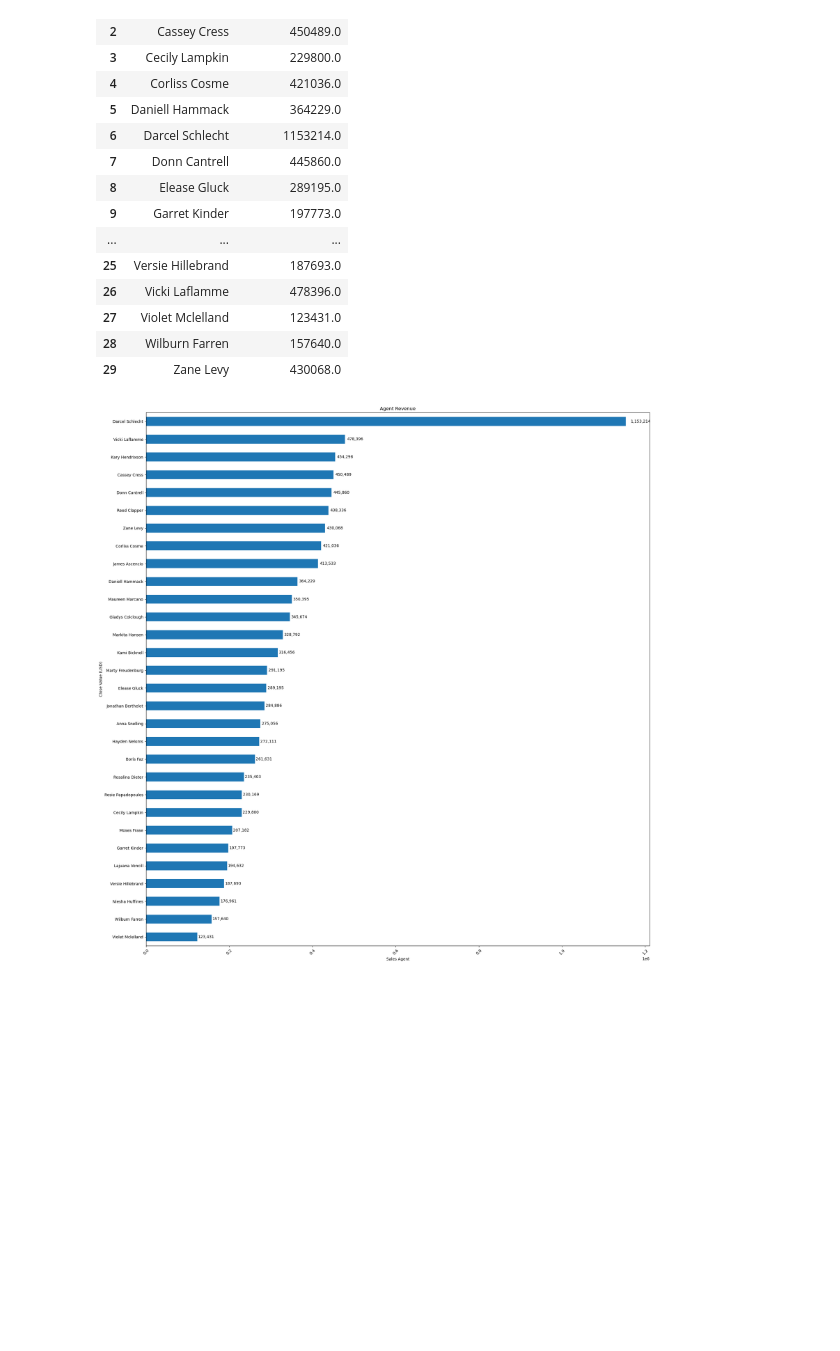
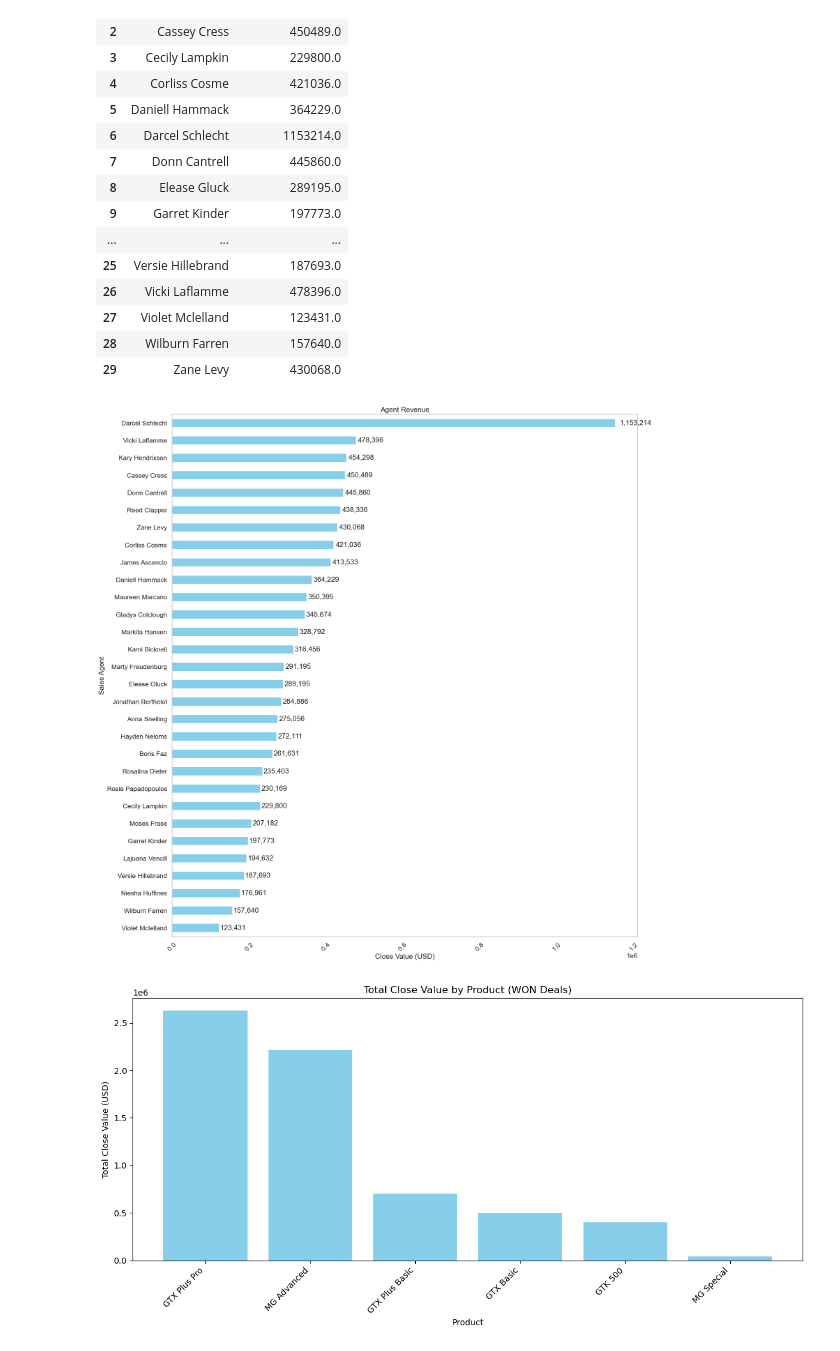
Before and after one commit to abdullah-elhelw0/CRM-Sales-Notebook, a Jupyter notebook: Analysis.ipynb, the cells around one changed output. Saved outputs shown, nothing was run; the diff lists cells and outputs as text; code cells hidden in the pictures; blank space fills up the shorter version.

```diff
--- a/Analysis.ipynb
+++ b/Analysis.ipynb
@@ -203,26 +219,49 @@ agent_revenue
 | 28 | Wilburn Farren | 157640.0 |
 | 29 | Zane Levy | 430068.0 |
 # %%
-fig, ax = plt.subplots(figsize=(20,20))
+fig, ax = plt.subplots(figsize=(20, 20))
+
 agent_revenue.sort_values("total_close_value", ascending=True).plot(
     x="sales_agent",
     y="total_close_value",
     kind="barh",
     legend=False,
+    color='skyblue',
     ax=ax
 )
 
 ax.set_title("Agent Revenue")
-ax.set_xlabel("Sales Agent")
-ax.set_ylabel("Close Value (USD)")
+ax.set_xlabel("Close Value (USD)")
+ax.set_ylabel("Sales Agent")
 ax.tick_params(axis='x', labelrotation=45)
+ax.grid(False)
 
 for bar in ax.patches:
     width = bar.get_width()
     y = bar.get_y() + bar.get_height() / 2
-    ax.text(width + width*0.01, y, f'{width:,.0f}', va='center')
+    ax.text(width + width * 0.01, y, f'{width:,.0f}', va='center')
 
 plt.tight_layout()
 plt.show()
 # %% [output]
-[figure, old version]
+[figure, new version]
+# %%
+merged_df = won_deals.merge(pr, on='product', how='inner')
+
+product_revenue = merged_df.groupby('product')['close_value'].sum().reset_index()
+
+product_revenue.columns = ['product', 'total_close_value']
+# %%
+product_revenue_sorted = product_revenue.sort_values('total_close_value', ascending=False)
+
+plt.figure(figsize=(12, 6))
+plt.bar(product_revenue_sorted['product'], product_revenue_sorted['total_close_value'], color='skyblue')
+
+plt.title('Total Close Value by Product (WON Deals)')
+plt.xlabel('Product')
+plt.ylabel('Total Close Value (USD)')
+plt.xticks(rotation=45, ha='right')
+plt.tight_layout()
+plt.show()
+# %% [output]
+[figure, added]
```
Also changed, not shown: parts of 4 cells of this notebook.
